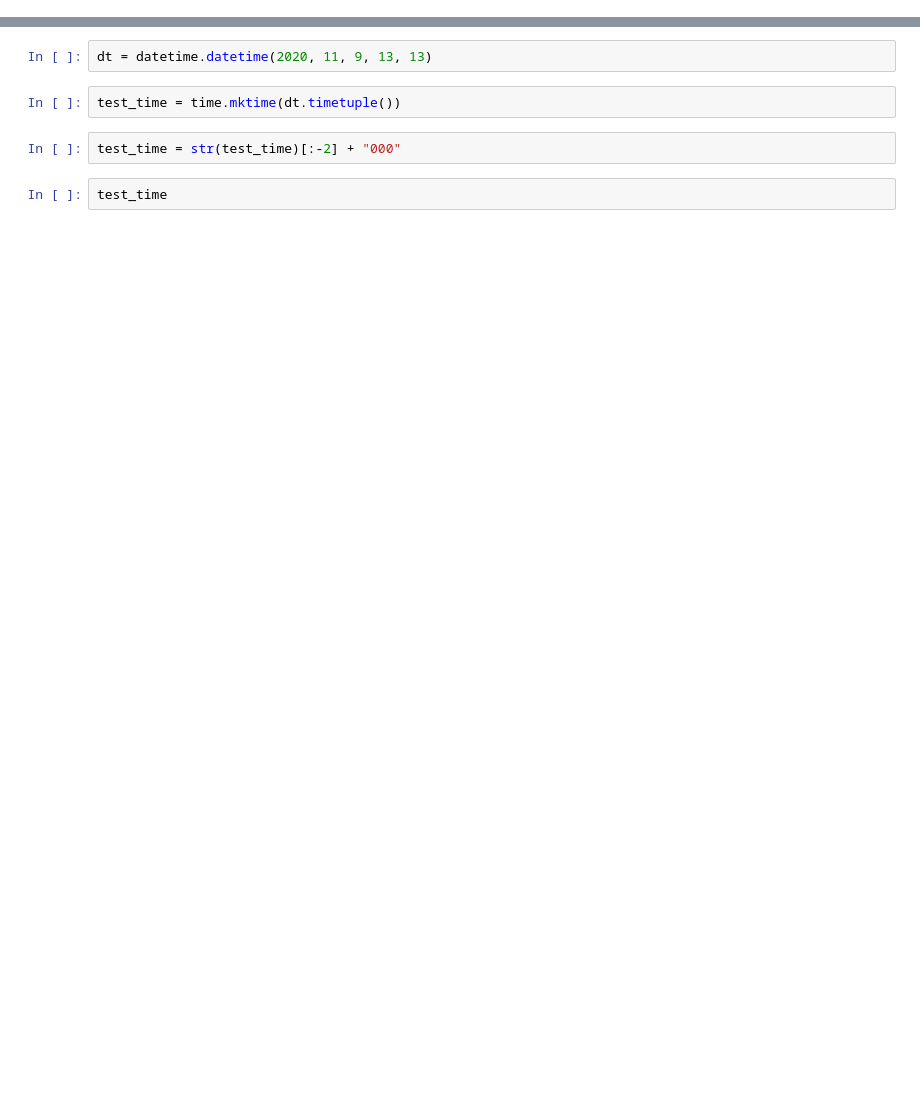
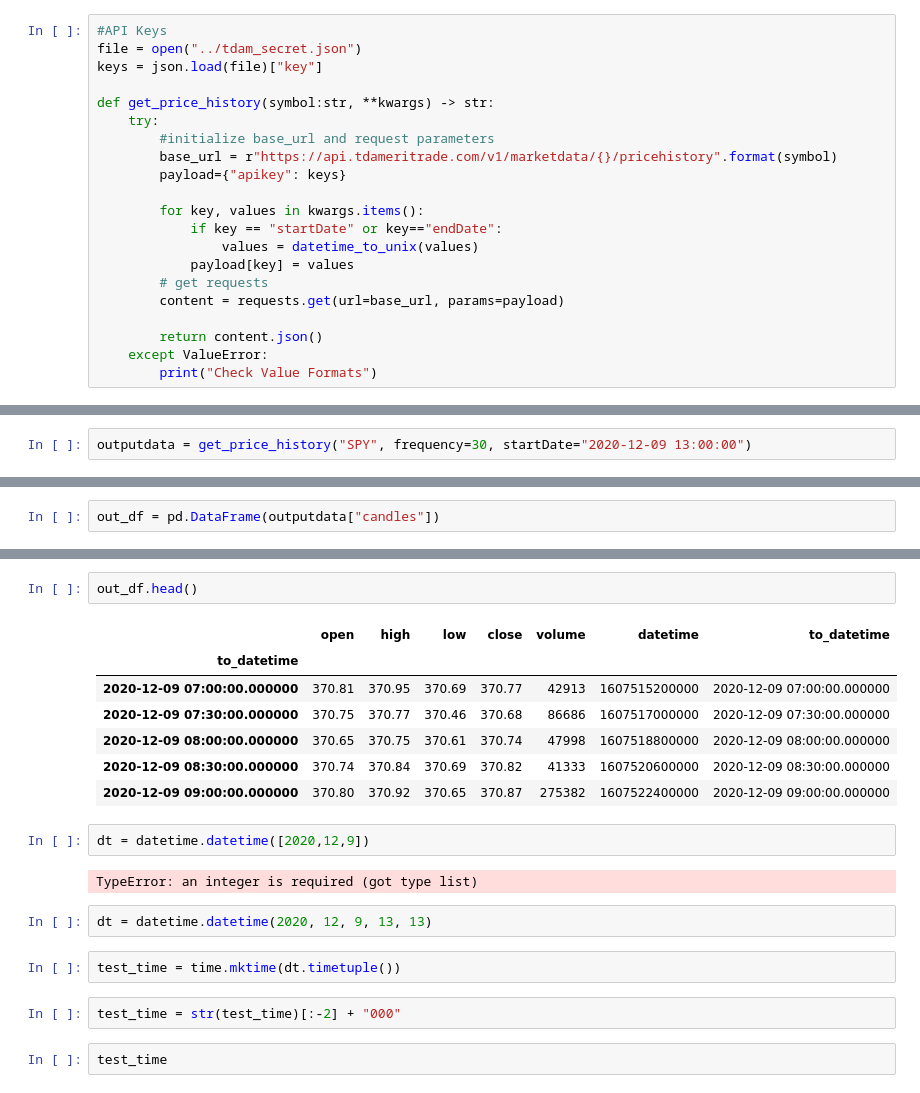
Before and after one commit to yunghanjeong/fitsnbits, a Jupyter notebook: notebooks/tdameritrade_api.ipynb, the cells around one changed output, grey strips where cells are left out. Cells and saved outputs as stored; diff of their text form; blank space fills up the shorter version.

```diff
--- a/notebooks/tdameritrade_api.ipynb
+++ b/notebooks/tdameritrade_api.ipynb
@@ -9,0 +46,21 @@ import time
+# %%
+#API Keys
+file = open("../tdam_secret.json")
+keys = json.load(file)["key"]
+
+def get_price_history(symbol:str, **kwargs) -> str:
+    try:
+        #initialize base_url and request parameters
+        base_url = r"https://api.tdameritrade.com/v1/marketdata/{}/pricehistory".format(symbol)
+        payload={"apikey": keys}
+
+        for key, values in kwargs.items():
+            if key == "startDate" or key=="endDate":
+                values = datetime_to_unix(values)
+            payload[key] = values
+        # get requests
+        content = requests.get(url=base_url, params=payload)
+
+        return content.json()
+    except ValueError:
+        print("Check Value Formats")
@@ -9,0 +76,2 @@ import time
+# %%
+outputdata = get_price_history("SPY", frequency=30, startDate="2020-12-09 13:00:00")
@@ -9,0 +131,2 @@ import time
+# %%
+out_df = pd.DataFrame(outputdata["candles"])
@@ -10,5 +142,19 @@ import time
+# %%
+out_df.head()
+# %% [output]
+|  | open | high | low | close | volume | datetime | to_datetime |
+| to_datetime |  |  |  |  |  |  |  |
+| 2020-12-09 07:00:00.000000 | 370.81 | 370.95 | 370.69 | 370.77 | 42913 | 1607515200000 | 2020-12-09 07:00:00.000000 |
+| 2020-12-09 07:30:00.000000 | 370.75 | 370.77 | 370.46 | 370.68 | 86686 | 1607517000000 | 2020-12-09 07:30:00.000000 |
+| 2020-12-09 08:00:00.000000 | 370.65 | 370.75 | 370.61 | 370.74 | 47998 | 1607518800000 | 2020-12-09 08:00:00.000000 |
+| 2020-12-09 08:30:00.000000 | 370.74 | 370.84 | 370.69 | 370.82 | 41333 | 1607520600000 | 2020-12-09 08:30:00.000000 |
+| 2020-12-09 09:00:00.000000 | 370.80 | 370.92 | 370.65 | 370.87 | 275382 | 1607522400000 | 2020-12-09 09:00:00.000000 |
+# %%
+dt = datetime.datetime([2020,12,9])
+# %% [output]
+TypeError: an integer is required (got type list)
 # %%
-dt = datetime.datetime(2020, 11, 9, 13, 13)
+dt = datetime.datetime(2020, 12, 9, 13, 13)
 # %%
 test_time = time.mktime(dt.timetuple())
 # %%
```
Also changed, not shown: parts of 19 cells of this notebook, 1 other file.
